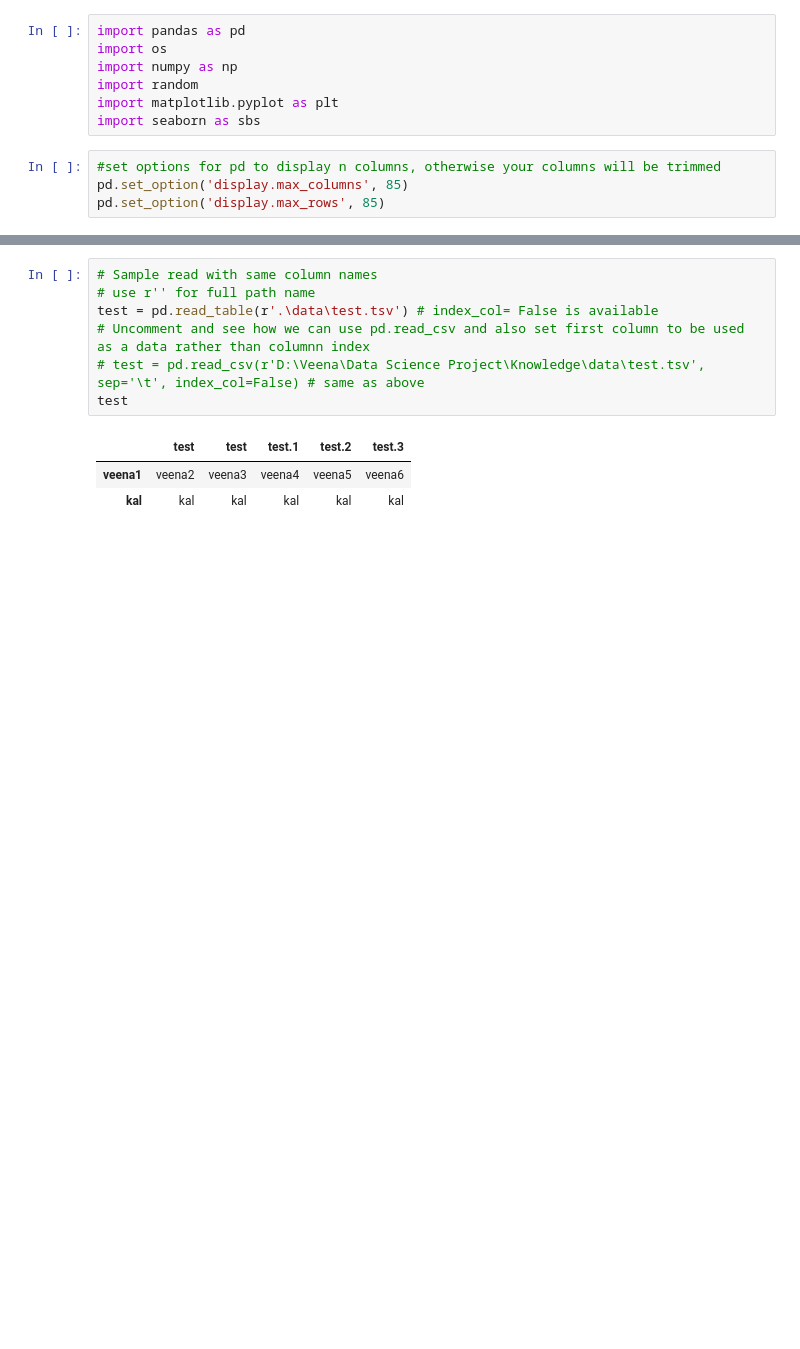
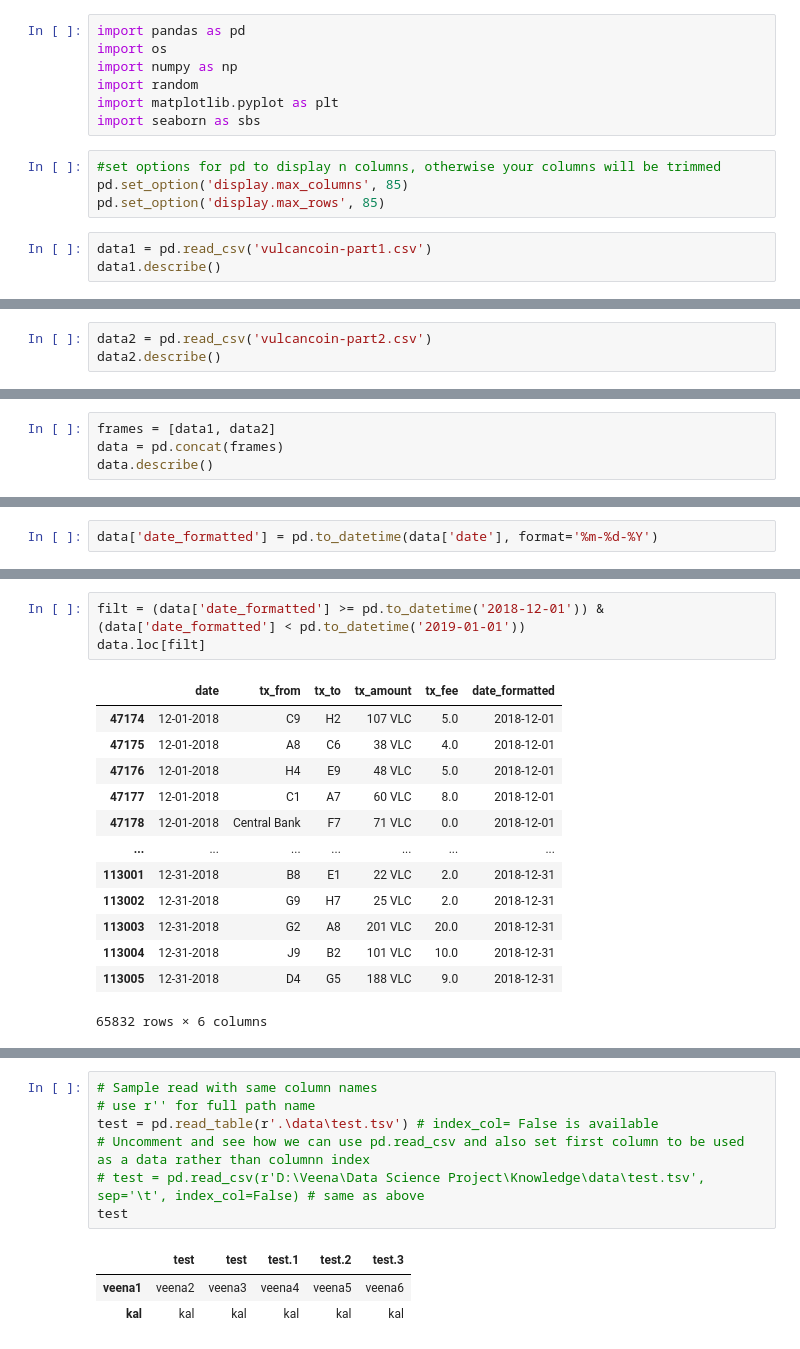
Before and after one commit to VeenaKGit/Knowledge, a Jupyter notebook: Pandas and Numpy.ipynb, the cells around one changed output, grey strips where cells are left out. Cells and saved outputs as stored; diff of their text form; blank space fills up the shorter version.

```diff
--- a/Pandas and Numpy.ipynb
+++ b/Pandas and Numpy.ipynb
@@ -49,3 +49,6 @@ import seaborn as sbs
 #set options for pd to display n columns, otherwise your columns will be trimmed
 pd.set_option('display.max_columns', 85)
 pd.set_option('display.max_rows', 85)
+# %%
+data1 = pd.read_csv('vulcancoin-part1.csv')
+data1.describe()
@@ -51,0 +65,3 @@ pd.set_option('display.max_rows', 85)
+# %%
+data2 = pd.read_csv('vulcancoin-part2.csv')
+data2.describe()
@@ -51,0 +78,4 @@ pd.set_option('display.max_rows', 85)
+# %%
+frames = [data1, data2]
+data = pd.concat(frames)
+data.describe()
@@ -51,0 +124,2 @@ pd.set_option('display.max_rows', 85)
+# %%
+data['date_formatted'] = pd.to_datetime(data['date'], format='%m-%d-%Y')
@@ -51,0 +142,17 @@ pd.set_option('display.max_rows', 85)
+# %%
+filt = (data['date_formatted'] >= pd.to_datetime('2018-12-01')) & (data['date_formatted'] < pd.to_datetime('2019-01-01'))
+data.loc[filt]
+# %% [output]
+|  | date | tx_from | tx_to | tx_amount | tx_fee | date_formatted |
+| 47174 | 12-01-2018 | C9 | H2 | 107 VLC | 5.0 | 2018-12-01 |
+| 47175 | 12-01-2018 | A8 | C6 | 38 VLC | 4.0 | 2018-12-01 |
+| 47176 | 12-01-2018 | H4 | E9 | 48 VLC | 5.0 | 2018-12-01 |
+| 47177 | 12-01-2018 | C1 | A7 | 60 VLC | 8.0 | 2018-12-01 |
+| 47178 | 12-01-2018 | Central Bank | F7 | 71 VLC | 0.0 | 2018-12-01 |
+| ... | ... | ... | ... | ... | ... | ... |
+| 113001 | 12-31-2018 | B8 | E1 | 22 VLC | 2.0 | 2018-12-31 |
+| 113002 | 12-31-2018 | G9 | H7 | 25 VLC | 2.0 | 2018-12-31 |
+| 113003 | 12-31-2018 | G2 | A8 | 201 VLC | 20.0 | 2018-12-31 |
+| 113004 | 12-31-2018 | J9 | B2 | 101 VLC | 10.0 | 2018-12-31 |
+| 113005 | 12-31-2018 | D4 | G5 | 188 VLC | 9.0 | 2018-12-31 |
+65832 rows × 6 columns
```
Also changed, not shown: parts of 13 cells of this notebook, 4 other files.
